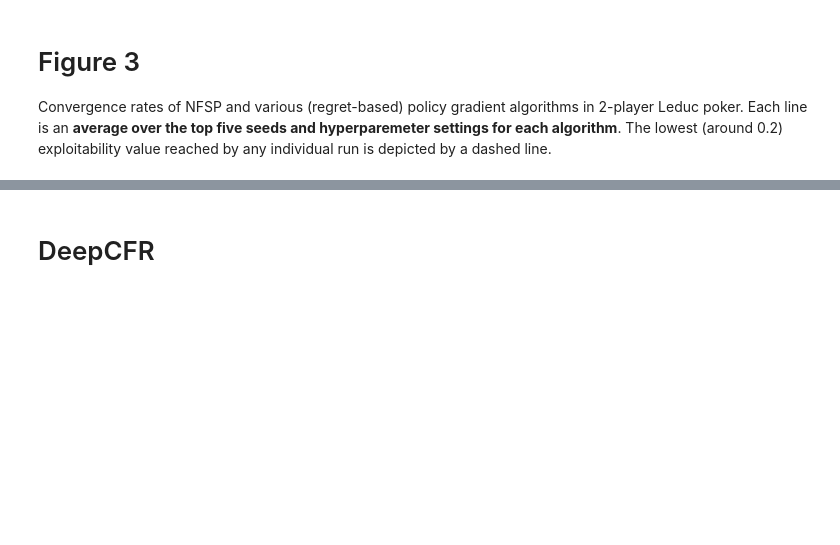
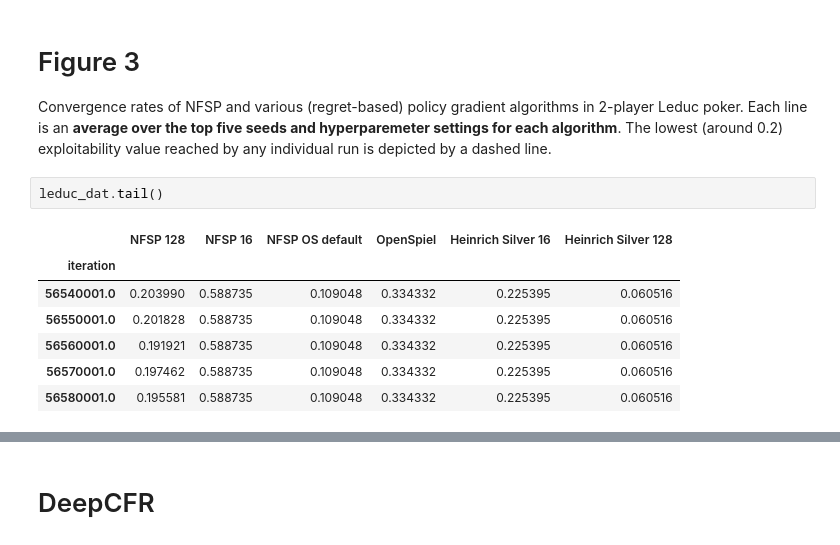
Before and after one commit to aicenter/openspiel_reproductions, a Jupyter notebook: benchmarks.ipynb, the cells around one changed output, grey strips where cells are left out. Drawn from its saved outputs; the diff is of its cells as text; blank space fills up the shorter version.

```diff
--- a/benchmarks.ipynb
+++ b/benchmarks.ipynb
@@ -145,6 +123,16 @@ ax.set(xlabel="Iteration", ylabel="Exploitability")
 # %% [markdown]
 # Figure 3
 Convergence rates of NFSP and various (regret-based) policy gradient algorithms in 2-player Leduc poker. Each line is an __average over the top five seeds and hyperparemeter settings for each algorithm__. The lowest (around 0.2) exploitability value reached by any individual run is depicted by a dashed line.
+# %%
+leduc_dat.tail()
+# %% [output]
+|  | NFSP 128 | NFSP 16 | NFSP OS default | OpenSpiel | Heinrich Silver 16 | Heinrich Silver 128 |
+| iteration |  |  |  |  |  |  |
+| 56540001.0 | 0.203990 | 0.588735 | 0.109048 | 0.334332 | 0.225395 | 0.060516 |
+| 56550001.0 | 0.201828 | 0.588735 | 0.109048 | 0.334332 | 0.225395 | 0.060516 |
+| 56560001.0 | 0.191921 | 0.588735 | 0.109048 | 0.334332 | 0.225395 | 0.060516 |
+| 56570001.0 | 0.197462 | 0.588735 | 0.109048 | 0.334332 | 0.225395 | 0.060516 |
+| 56580001.0 | 0.195581 | 0.588735 | 0.109048 | 0.334332 | 0.225395 | 0.060516 |
 # %%
 kuhn_logs = [("./logs/nfsp_kuhn_2.csv", "NFSP")
             ]
```
Also changed, not shown: parts of 9 cells of this notebook, 3 other files.
